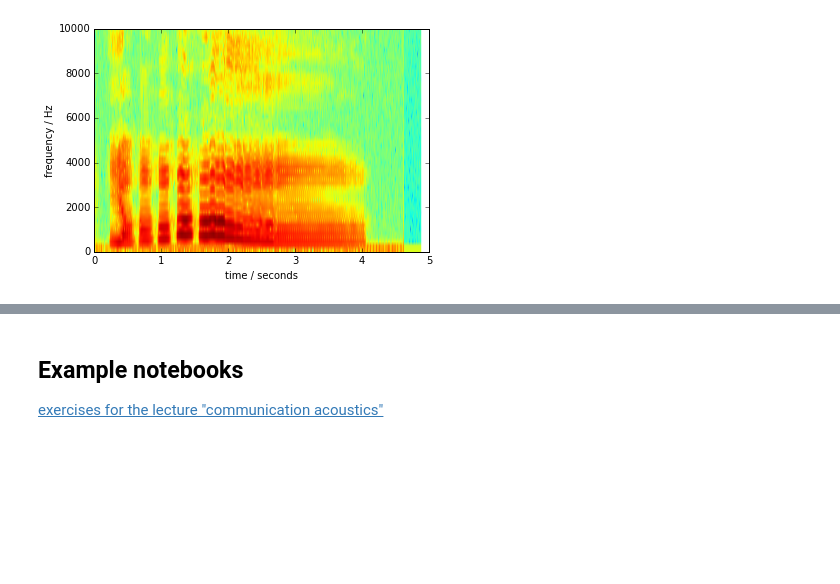
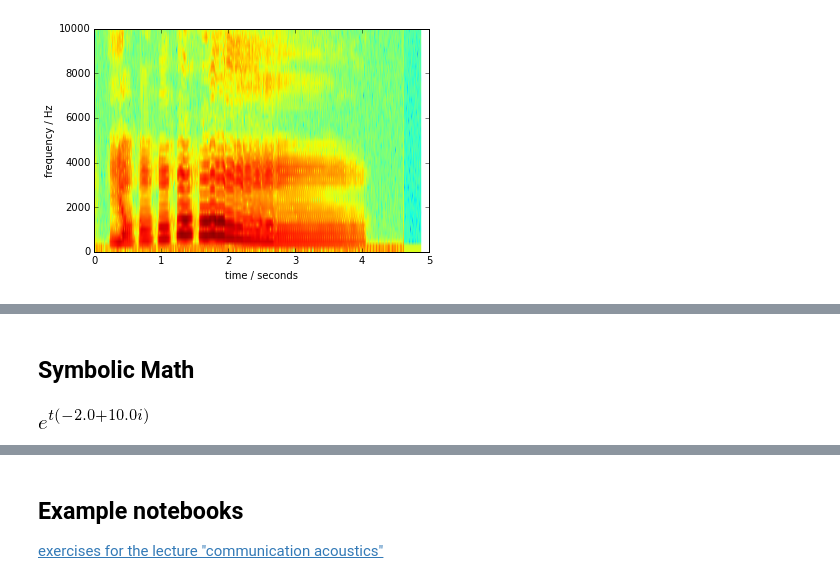
Before and after one commit to mgeier/jupyter-presentation, a Jupyter notebook: jupyter-presentation.ipynb, the cells around one changed output, grey strips where cells are left out. Saved outputs shown, nothing was run; the diff lists cells and outputs as text; code cells hidden in the pictures; blank space fills up the shorter version.

```diff
--- a/jupyter-presentation.ipynb
+++ b/jupyter-presentation.ipynb
@@ -103,0 +121,17 @@ plt.ylim(0, 10000);
+# %% [markdown]
+## Symbolic Math
+# %%
+%matplotlib inline
+import sympy
+
+sympy.init_printing()
+
+t, sigma, omega = sympy.symbols(('t', 'sigma', 'omega'))
+
+sigma = -2
+omega = 10
+s = sigma + 1j*omega
+x = sympy.exp(s*t)
+x
+# %% [output]
+[figure, added]
```
Also changed, not shown: parts of 3 cells of this notebook, 1 other file.
